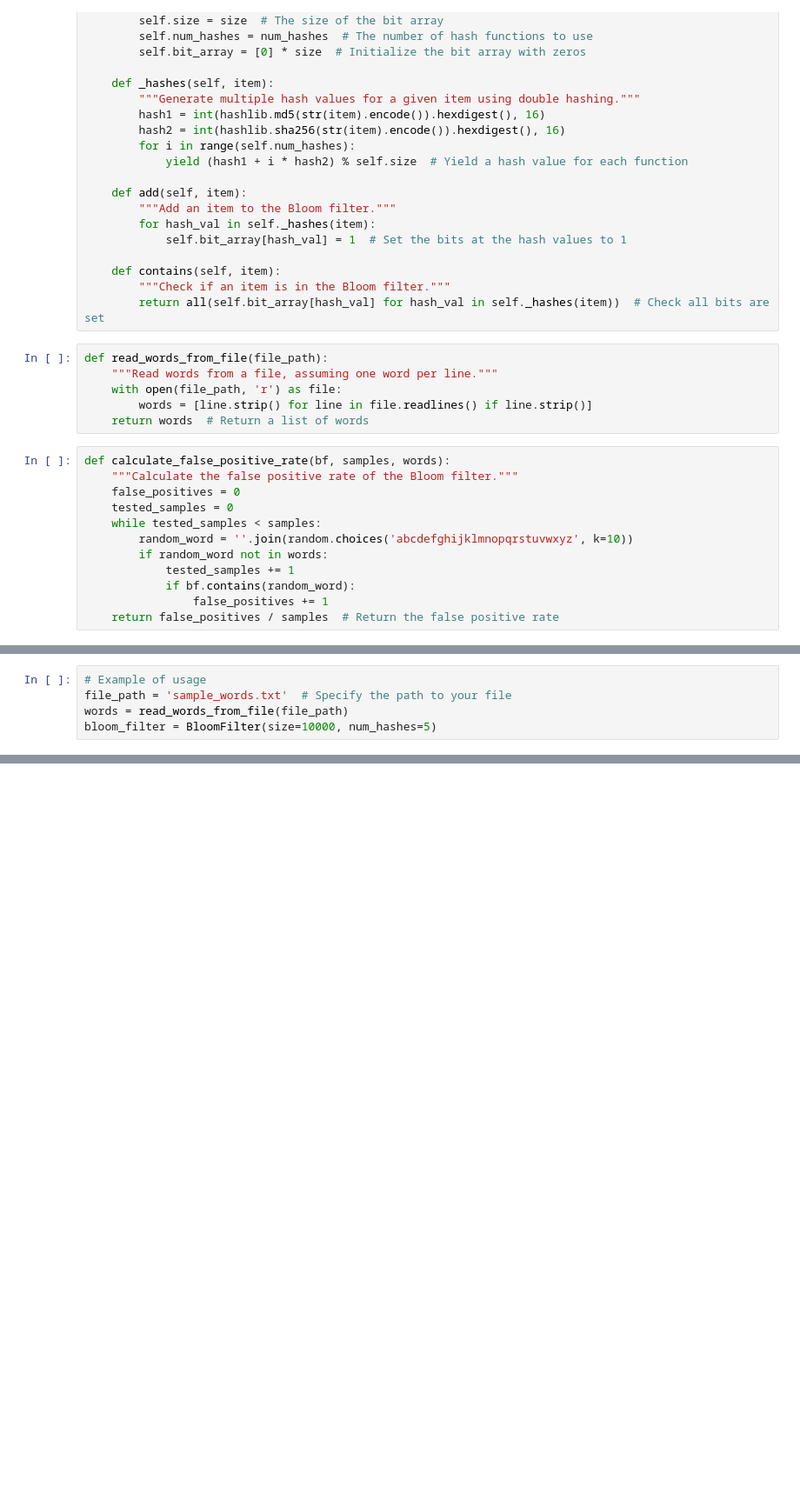
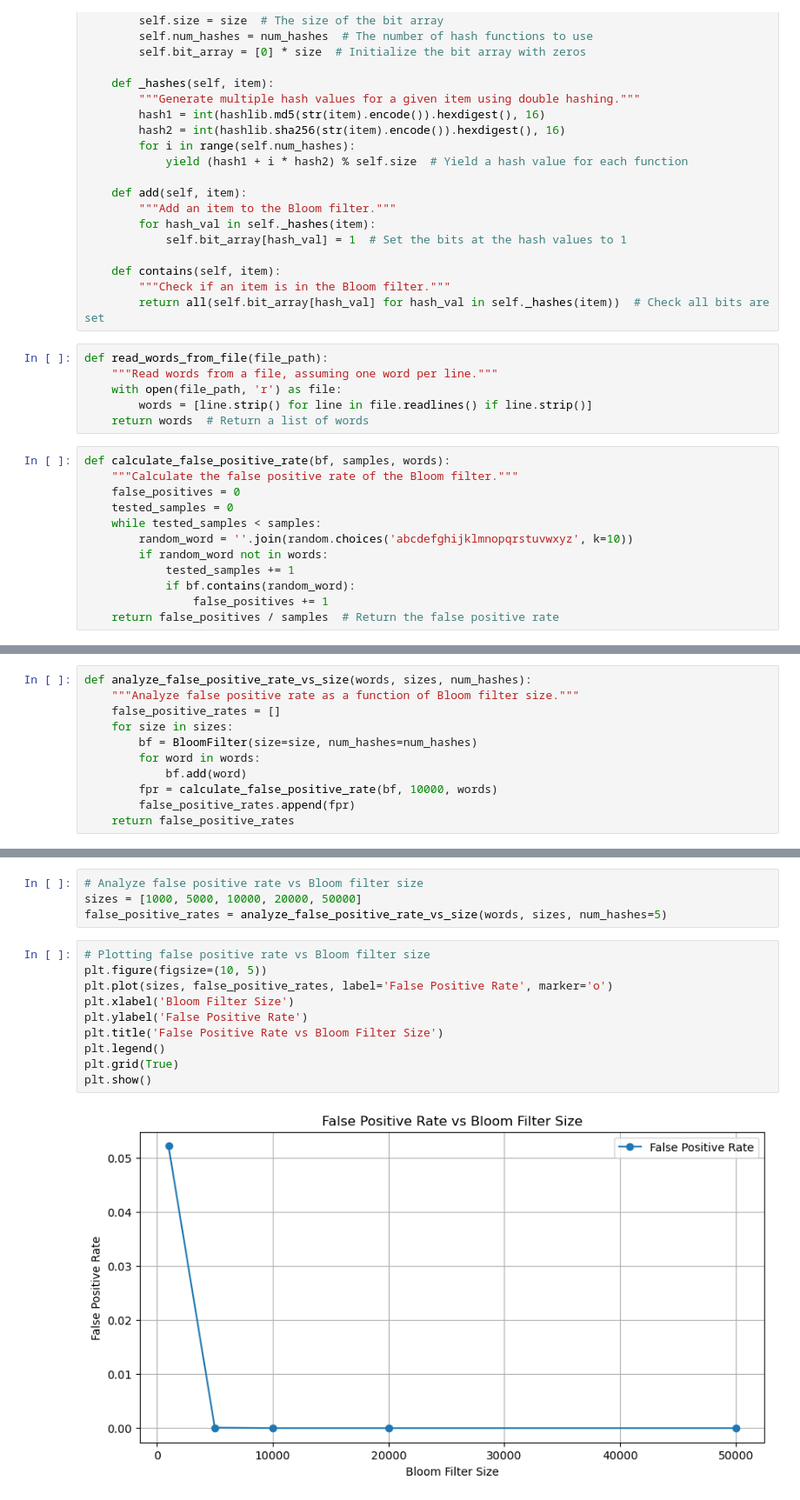
Before and after one commit to Ihimbru/COncepts-of-Data-Science-Project, a Jupyter notebook: Bloom Filter updated.ipynb, the cells around one changed output, grey strips where cells are left out. Shown at 87% size. Saved outputs shown, nothing was run; the diff lists cells and outputs as text; blank space fills up the shorter version.

Commit message:
Final Commit for the Bloomfilter

```diff
--- a/Bloom Filter updated.ipynb
+++ b/Bloom Filter updated.ipynb
@@ -67,8 +69,14 @@ def measure_performance(bf, words):
 
     return intervals, add_times, check_times  # Return the times and intervals
 # %%
-# Example of usage
-file_path = 'sample_words.txt'  # Specify the path to your file
-words = read_words_from_file(file_path)
-bloom_filter = BloomFilter(size=10000, num_hashes=5)
+def analyze_false_positive_rate_vs_size(words, sizes, num_hashes):
+    """Analyze false positive rate as a function of Bloom filter size."""
+    false_positive_rates = []
+    for size in sizes:
+        bf = BloomFilter(size=size, num_hashes=num_hashes)
+        for word in words:
+            bf.add(word)
+        fpr = calculate_false_positive_rate(bf, 10000, words)
+        false_positive_rates.append(fpr)
+    return false_positive_rates
 # %%
@@ -95,0 +115,16 @@ False Positive Rate: 0.0000%
+# %%
+# Analyze false positive rate vs Bloom filter size
+sizes = [1000, 5000, 10000, 20000, 50000]
+false_positive_rates = analyze_false_positive_rate_vs_size(words, sizes, num_hashes=5)
+# %%
+# Plotting false positive rate vs Bloom filter size
+plt.figure(figsize=(10, 5))
+plt.plot(sizes, false_positive_rates, label='False Positive Rate', marker='o')
+plt.xlabel('Bloom Filter Size')
+plt.ylabel('False Positive Rate')
+plt.title('False Positive Rate vs Bloom Filter Size')
+plt.legend()
+plt.grid(True)
+plt.show()
+# %% [output]
+[figure, added]
```
Also changed, not shown: parts of 5 cells of this notebook, 2 other files.
